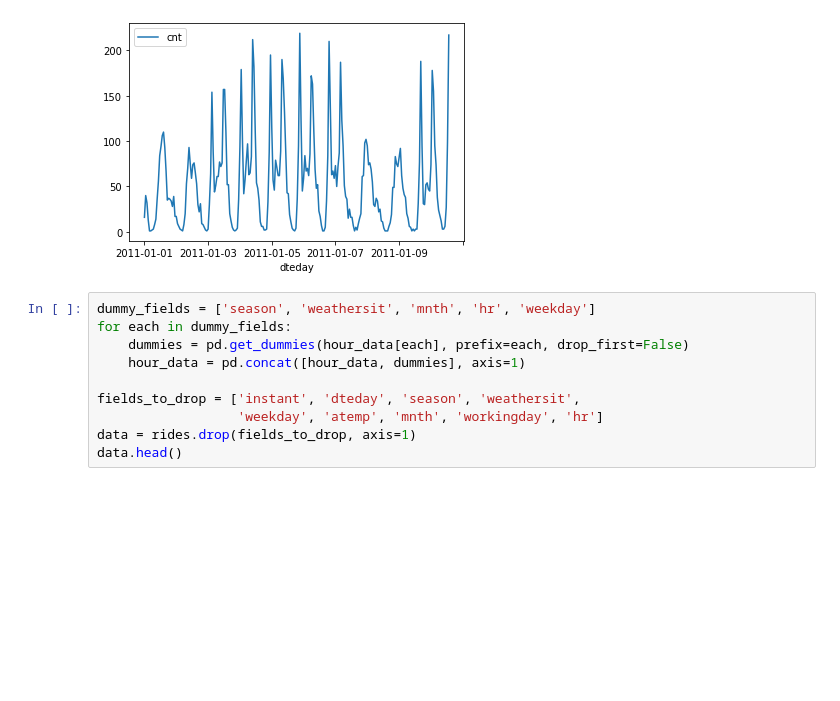
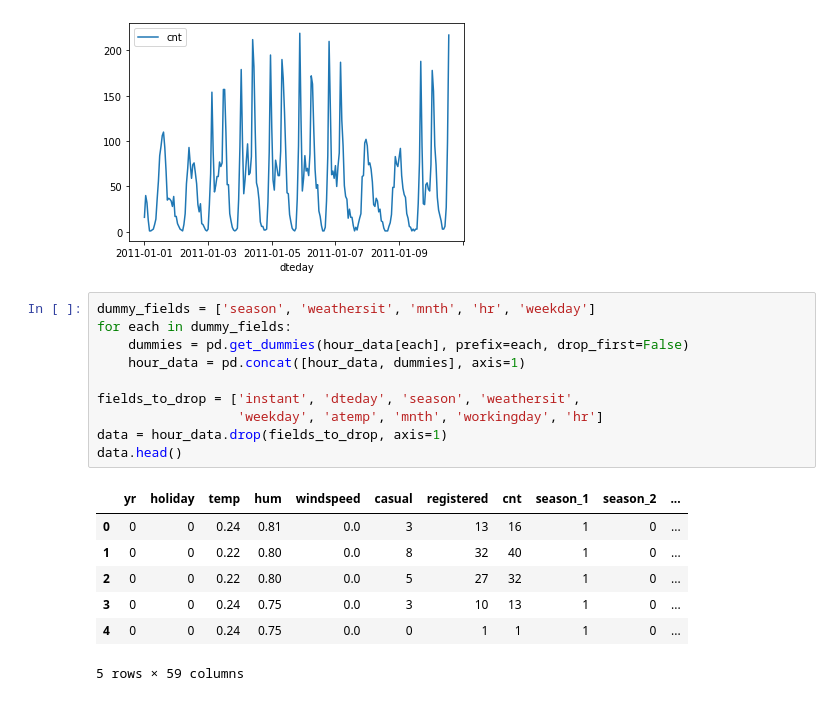
Before and after one commit to Arjunp24/bike-sharing-rental-prediction, a Jupyter notebook: mlp.ipynb, the cells around one changed output. Cells and saved outputs as stored; diff of their text form; blank space fills up the shorter version.

```diff
--- a/mlp.ipynb
+++ b/mlp.ipynb
@@ -40,10 +96,18 @@ hour_data[:24*10].plot(x='dteday', y='cnt')
 # %%
 dummy_fields = ['season', 'weathersit', 'mnth', 'hr', 'weekday']
 for each in dummy_fields:
     dummies = pd.get_dummies(hour_data[each], prefix=each, drop_first=False)
     hour_data = pd.concat([hour_data, dummies], axis=1)
 
 fields_to_drop = ['instant', 'dteday', 'season', 'weathersit',
                   'weekday', 'atemp', 'mnth', 'workingday', 'hr']
-data = rides.drop(fields_to_drop, axis=1)
+data = hour_data.drop(fields_to_drop, axis=1)
 data.head()
+# %% [output]
+|  | yr | holiday | temp | hum | windspeed | casual | registered | cnt | season_1 | season_2 | ... |
+| 0 | 0 | 0 | 0.24 | 0.81 | 0.0 | 3 | 13 | 16 | 1 | 0 | ... |
+| 1 | 0 | 0 | 0.22 | 0.80 | 0.0 | 8 | 32 | 40 | 1 | 0 | ... |
+| 2 | 0 | 0 | 0.22 | 0.80 | 0.0 | 5 | 27 | 32 | 1 | 0 | ... |
+| 3 | 0 | 0 | 0.24 | 0.75 | 0.0 | 3 | 10 | 13 | 1 | 0 | ... |
+| 4 | 0 | 0 | 0.24 | 0.75 | 0.0 | 0 | 1 | 1 | 1 | 0 | ... |
+5 rows × 59 columns
```
Also changed, not shown: parts of 8 cells of this notebook.
